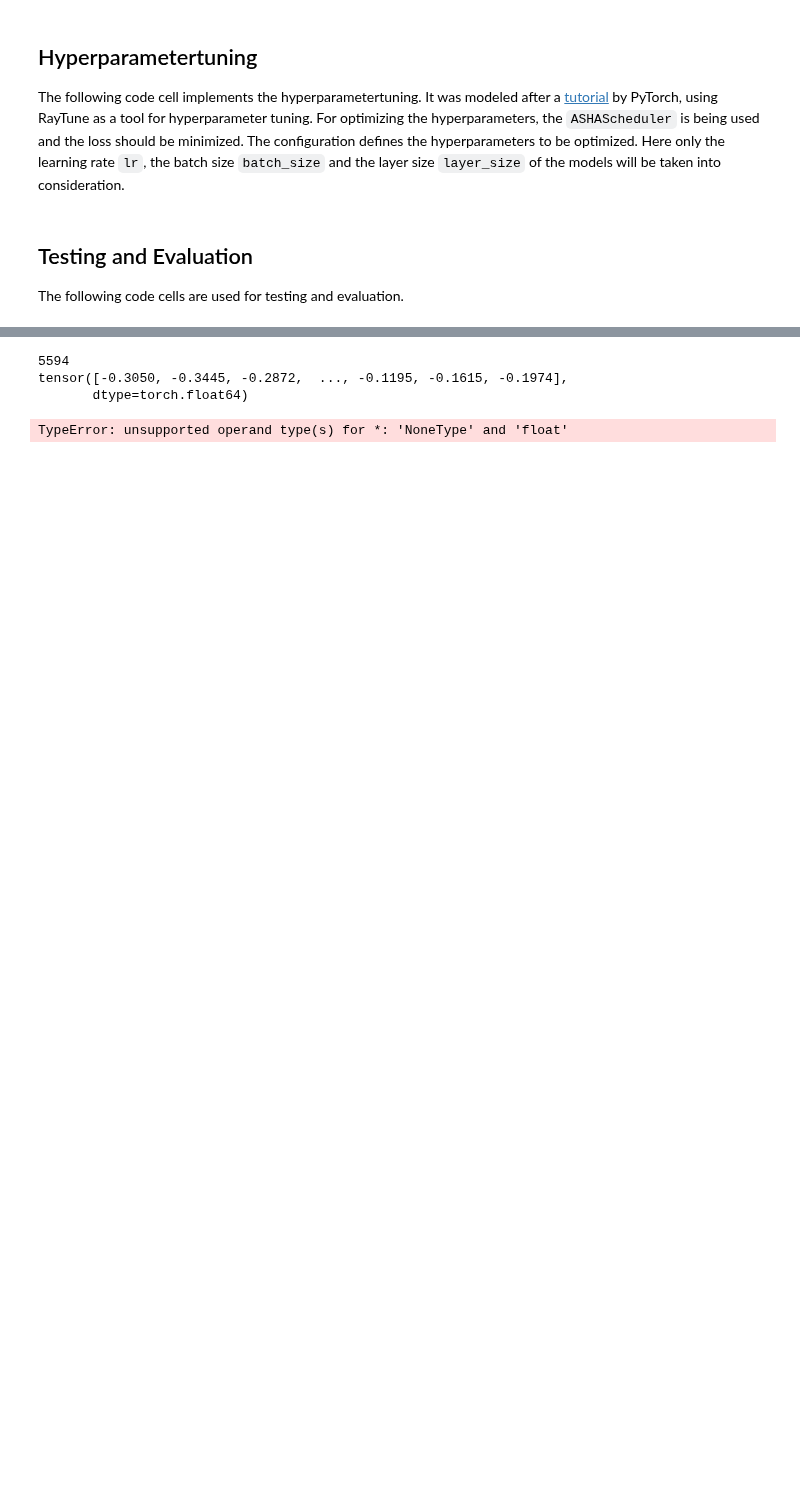
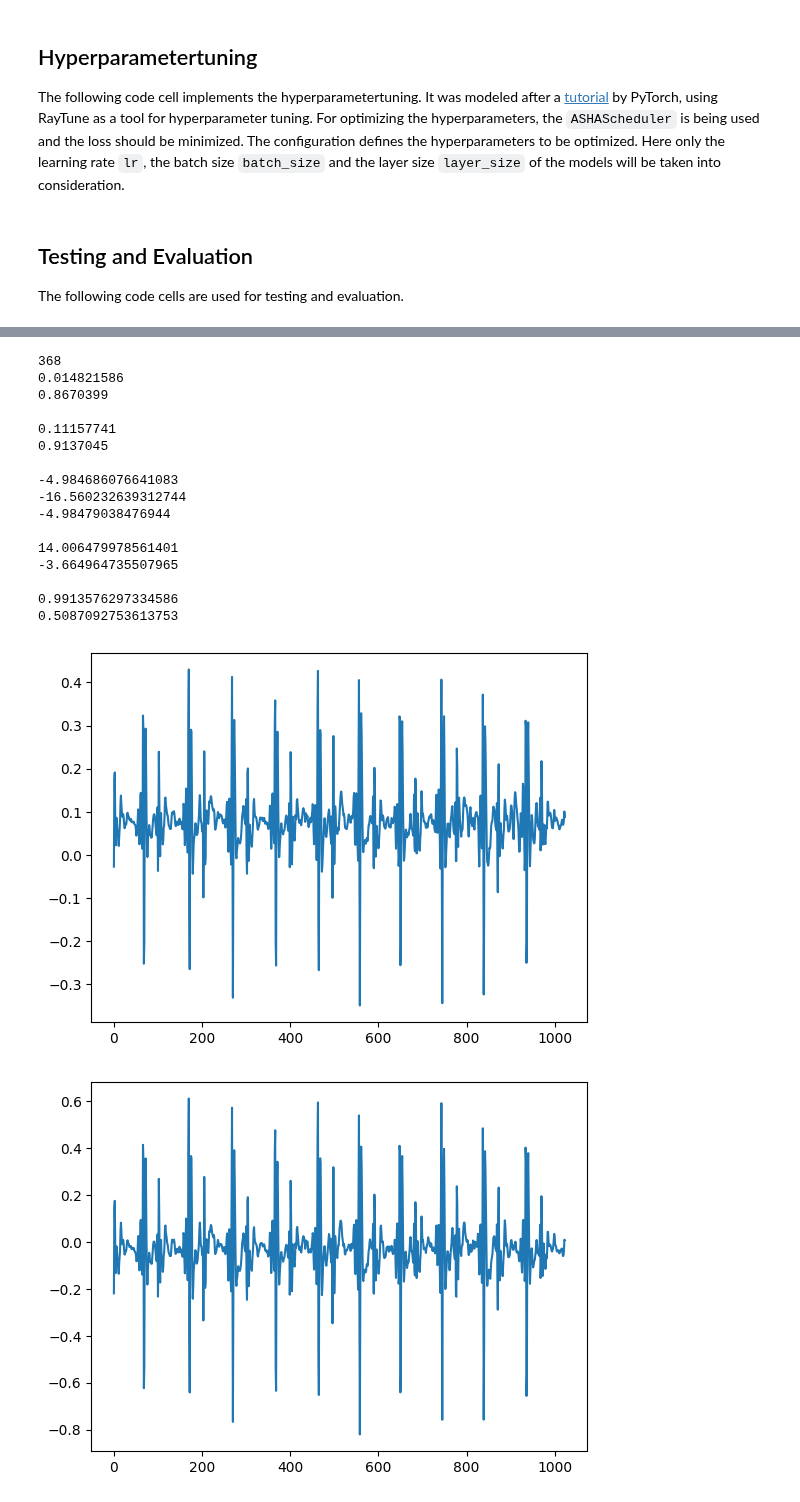
Before and after one commit to jonasburian/Bachelor-Thesis-Project, a Jupyter notebook: project.ipynb, the cells around one changed output, grey strips where cells are left out. Cells and saved outputs as stored; diff of their text form; code cells hidden in the pictures; blank space fills up the shorter version.

Commit message:
add noise model, change testing

```diff
--- a/project.ipynb
+++ b/project.ipynb
@@ -73,7 +74,7 @@ num_epochs = 256
 This is a utilitarian class which is used for managing the required data. It inherits from the PyTorch `Dataset` class, which provides tools like splitting the data into train and test subsets or using it in dataloaders to efficiently access the data. The dataset for this experiment coprises the CEBS dataset and another dataset, called D2. The data from the denoted datasets will be loaded directly when initialising an object of the class. Each dataset will be imported, depending on its specific characteristics, the schemas will be normalized, the two dataset will be resampled and each dataset will be grouped according to `segment_size_samples`. Subsequelty, the two datasets will be combined. Initially, no noise will be added to the data, i.e. the clean and noisy data will be the same in the beginning. This is done so that training and testing can be done with different noise levels. The noise generated is gaussian white noise. However, this can be substituted with some other noise generation mechanism later, when required. Please note that the code for generating the noise was adopted from [this](https://stackoverflow.com/a/53688043) example.
 # %%
 def normalize(data):
-    data_concat = np.concatenate(data)
+    data_concat = np.concatenate(data) if data[0].ndim == 1 else data
     min_val = np.min(data_concat)
     max_val = np.max(data_concat)
     data_norm = 2 * (data - min_val) / (max_val - min_val) - 1
@@ -309,7 +360,7 @@ def load_data(directory, datasets, transform, ecg=False):
     return torch.utils.data.random_split(dataset, [train_size, test_size])
 # %%
 # Imports the dataset and splits it into a train and test subset.
-train_dataset, test_dataset = load_data(directory=data_directory, datasets=['CEBS'], transform=ToTensor(), ecg=True)
+train_dataset, test_dataset = load_data(directory=data_directory, datasets=['CEBS'], transform=ToTensor(), ecg=False)
 # %% [markdown]
 ## Machine Learning Models
 # %%
@@ -998,49 +1014,60 @@ with torch.no_grad():
     noise = noise.to('cpu').reshape(segment_size_samples).numpy()
     predicted2 = denoise_wavelet(noise, method='BayesShrink', mode='soft', wavelet_levels=1, wavelet='sym8', rescale_sigma='True')
 
-    # noise_snr = denormalize(noise, test_dataset.dataset.min_val, test_dataset.dataset.max_val)
-    # predicted_snr = denormalize(predicted, test_dataset.dataset.min_val, test_dataset.dataset.max_val)
-    # predicted2_snr = denormalize(predicted2, test_dataset.dataset.min_val, test_dataset.dataset.max_val)
-
-    from_val = 0
-    to_val = 1024
+    noise_snr = denormalize(noise, test_dataset.dataset.min_val, test_dataset.dataset.max_val)
+    predicted_snr = denormalize(predicted, test_dataset.dataset.min_val, test_dataset.dataset.max_val)
+    predicted2_snr = denormalize(predicted2, test_dataset.dataset.min_val, test_dataset.dataset.max_val)
 
     print(mse(clean, noise))
     print(mse(clean, predicted))
     print()
 
     print(mae(clean, noise))
     print(mae(clean, predicted))
     print()
 
     print(snr(clean, noise_snr))
-    print(snr(clean, predicted_snr))
+    print(snr(clean, predicted))
     print(snr(clean, predicted2_snr))
     print()
 
     print(psnr(clean, noise))
     print(psnr(clean, predicted))
     print()
 
     print(pcorr(clean, noise))
-    print(pcorr(clean, predicted))
+    print(pcorr(clean, bandpass(predicted)))
     print()
 
     time_from = 0
     time_to = 1024
 
     plt.plot(range(time_to)[time_from:time_to], noise[time_from:time_to])
     plt.show()
     plt.plot(range(time_to)[time_from:time_to], clean[time_from:time_to])
     plt.show()
-    plt.plot(range(time_to)[time_from:time_to], predicted[time_from:time_to])
+    plt.plot(range(time_to)[time_from:time_to], bandpass(predicted[time_from:time_to]))
     plt.show()
     plt.plot(range(time_to)[time_from:time_to], predicted2[time_from:time_to])
     plt.show()
 
     torch.cuda.empty_cache()
 # %% [output]
-5594
-tensor([-0.3050, -0.3445, -0.2872,  ..., -0.1195, -0.1615, -0.1974],
-       dtype=torch.float64)
+368
+0.014821586
+0.8670399
+
+0.11157741
+0.9137045
+
+-4.984686076641083
+-16.560232639312744
+-4.98479038476944
+
+14.006479978561401
+-3.664964735507965
+
+0.9913576297334586
+0.5087092753613753
-TypeError: unsupported operand type(s) for *: 'NoneType' and 'float'
+[figure, added]
+[figure, added]
```
Also changed, not shown: parts of 11 cells of this notebook.
